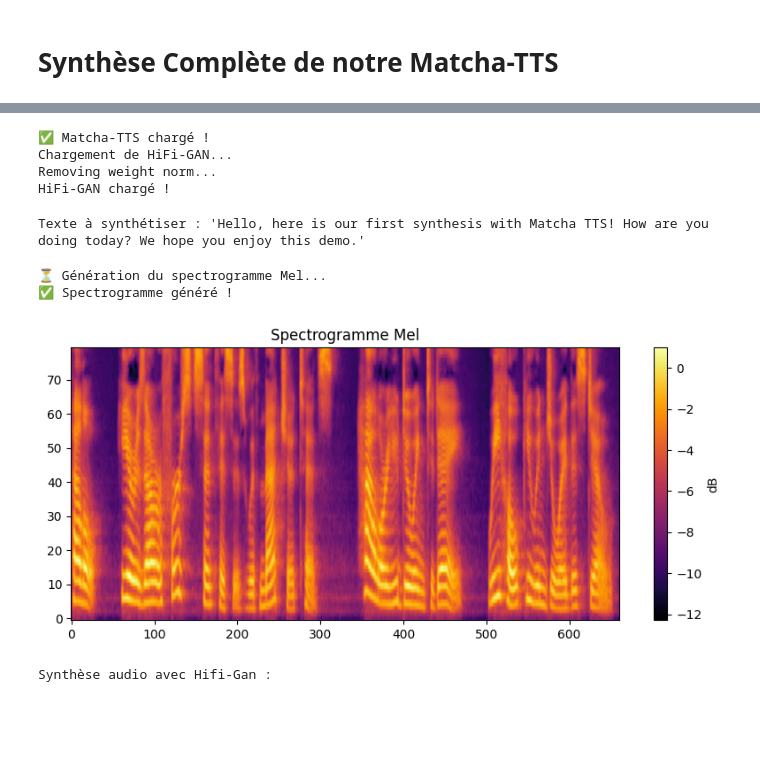
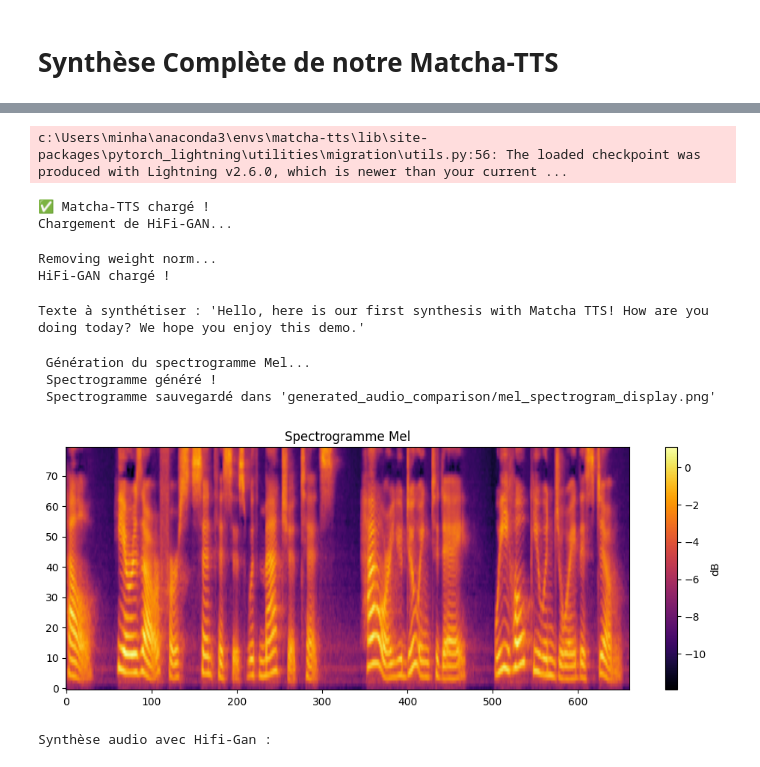
Before and after one commit to Raph1821/Matcha-TTS-etu-UPMC-ENSAM, a Jupyter notebook: demo_matcha.ipynb, the cells around one changed output, grey strips where cells are left out. Drawn from its saved outputs; the diff is of its cells as text; code cells hidden in the pictures; blank space fills up the shorter version.

```diff
--- a/demo_matcha.ipynb
+++ b/demo_matcha.ipynb
@@ -101,7 +99,7 @@ ckpt_path = CHECKPOINT_PATH if CHECKPOINT_PATH else get_latest_checkpoint()
 matcha_model = MatchaTTS.load_from_checkpoint(ckpt_path, map_location=DEVICE)
 matcha_model.eval()
 matcha_model.to(DEVICE)
-print("✅ Matcha-TTS chargé !")
+print(" Matcha-TTS chargé !")
 
 # 2. HiFi-GAN
 print("Chargement de HiFi-GAN...")
@@ -125,10 +123,11 @@ vocoder.eval()
 vocoder.remove_weight_norm() # Nettoyage pour l'inférence
 print("HiFi-GAN chargé !")
 # %% [output]
-✅ Matcha-TTS chargé !
-Chargement de HiFi-GAN...
-Removing weight norm...
-HiFi-GAN chargé !
+c:\Users\minha\anaconda3\envs\matcha-tts\lib\site-packages\pytorch_lightning\utilities\migration\utils.py:56: The loaded checkpoint was produced with Lightning v2.6.0, which is newer than your current ...
+✅ Matcha-TTS chargé !
+Chargement de HiFi-GAN...
+Removing weight norm...
+HiFi-GAN chargé !
 # %%
 # 4. Paramètres de Génération
 
@@ -141,40 +140,45 @@ print(f"Texte à synthétiser : '{TEXTE}'")
 # %% [output]
 Texte à synthétiser : 'Hello, here is our first synthesis with Matcha TTS! How are you doing today? We hope you enjoy this demo.'
 # %%
-# Préparation du texte
+# 5. Génération du Mel-Spectrogramme
 sequence = text_to_sequence(TEXTE, ["english_cleaners"])
 x = torch.tensor([sequence], dtype=torch.long, device=DEVICE)
 x_lengths = torch.tensor([len(sequence)], dtype=torch.long, device=DEVICE)
 
-print("⏳ Génération du spectrogramme Mel...")
+print(" Génération du spectrogramme Mel...")
 with torch.no_grad():
     # Utilisation directe de la méthode synthesise du modèle
     # Elle gère tout : encodeur, alignement, décodeur (CFM)
     output = matcha_model.synthesise(
         x=x,
         x_lengths=x_lengths,
         n_timesteps=STEPS,
         temperature=TEMPERATURE,
         length_scale=LENGTH_SCALE
     )
 
 # Récupération du Mel
 # output['mel'] est déjà dénormalisé par le modèle si les stats sont présentes
 mel = output['mel']
 
-print("✅ Spectrogramme généré !")
+print(" Spectrogramme généré !")
 
 # Affichage du spectrogramme
 mel_cpu = mel.squeeze().cpu().numpy()
 plt.figure(figsize=(10, 4))
 plt.imshow(mel_cpu, origin='lower', aspect='auto', cmap='inferno')
 plt.colorbar(label='dB')
 plt.title("Spectrogramme Mel")
-plt.show()
+plt.tight_layout()
+plt.savefig('generated_audio_comparison/mel_spectrogram_display.png', dpi=100, bbox_inches='tight')  # Sauvegarder l'image
+print(" Spectrogramme sauvegardé dans 'generated_audio_comparison/mel_spectrogram_display.png'")
+display(plt.gcf())  # Afficher dans le notebook
+plt.close()
 # %% [output]
-⏳ Génération du spectrogramme Mel...
-✅ Spectrogramme généré !
+ Génération du spectrogramme Mel...
+ Spectrogramme généré !
+ Spectrogramme sauvegardé dans 'generated_audio_comparison/mel_spectrogram_display.png'
-[figure, old version]
+[figure, new version]
 # %%
 # 6. Vocoder (Mel -> Audio) et Écoute
 print("Synthèse audio avec Hifi-Gan :")
```
Also changed, not shown: parts of 5 cells of this notebook, 5 other files.
